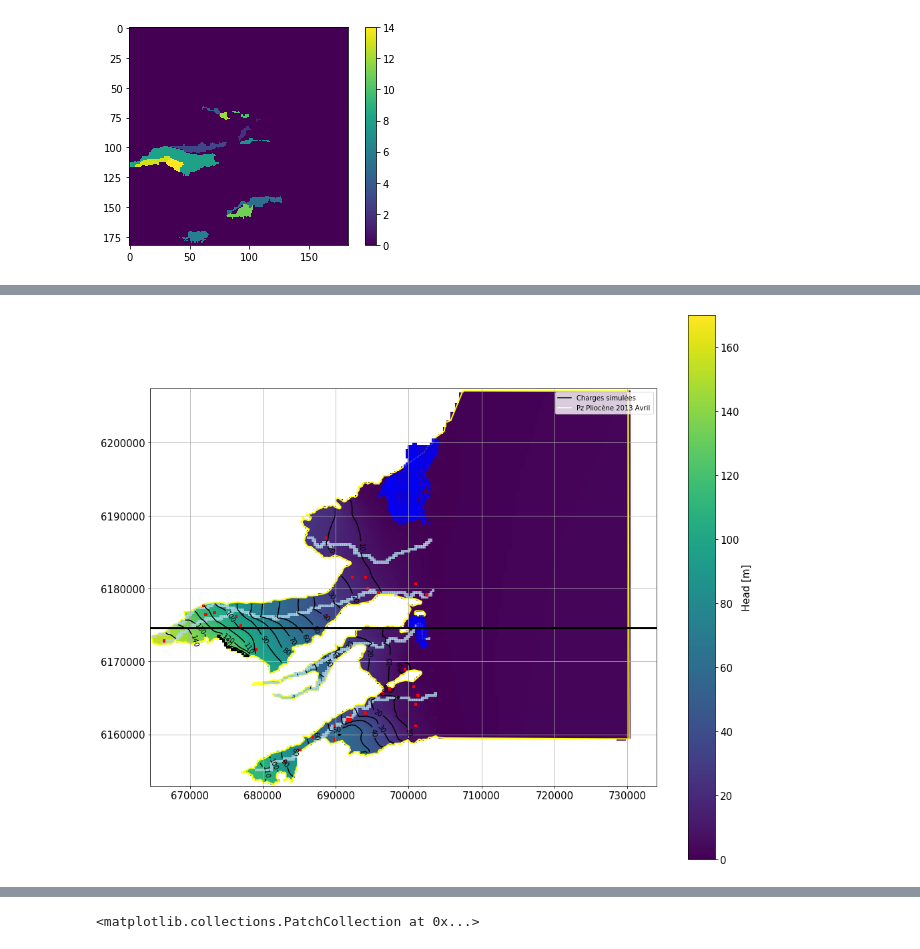
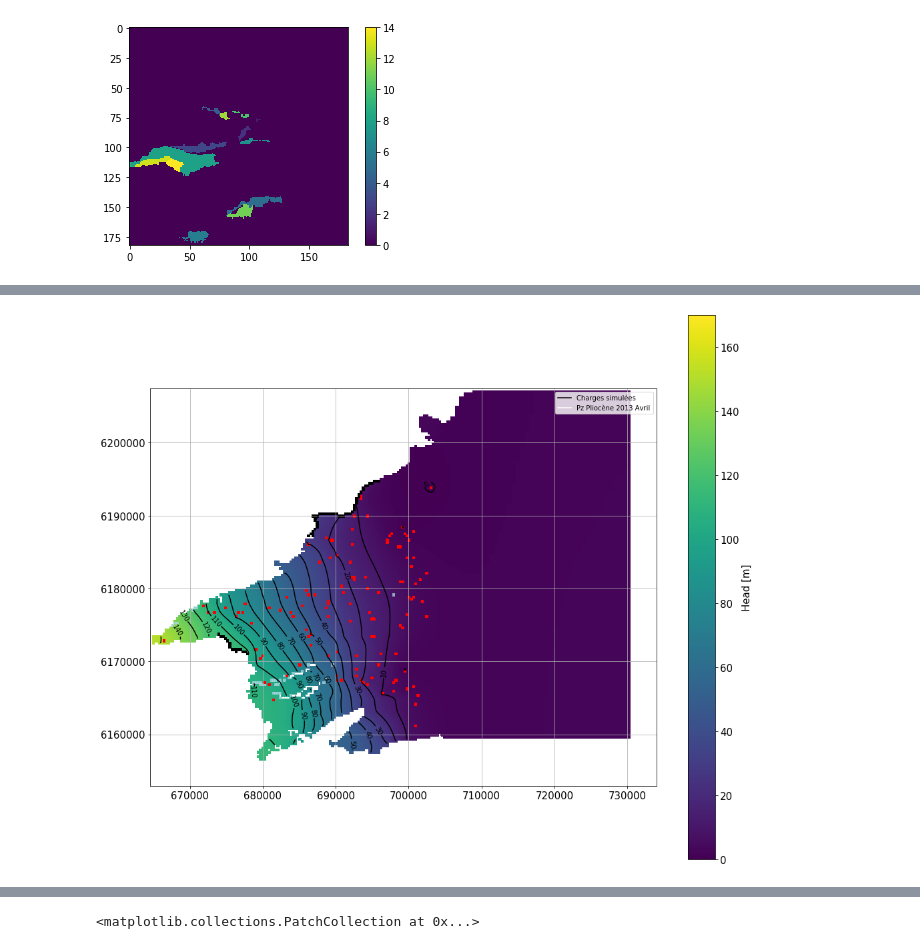
Before and after one commit to LudovicSchorpp/TM_Ludovic_Schorpp, a Jupyter notebook: codes_tests/Modeles3D/test_3D/test_3D.ipynb, the cells around one changed output, grey strips where cells are left out. Cells and saved outputs as stored; diff of their text form; code cells hidden in the pictures.

```diff
--- a/codes_tests/Modeles3D/test_3D/test_3D.ipynb
+++ b/codes_tests/Modeles3D/test_3D/test_3D.ipynb
@@ -439,7 +438,7 @@ head = get_heads(model_name,model_dir)
 
 # initialize plot
 fig = plt.figure(figsize=(17,15))
-layer = 1
+layer = 3
 ax  = plt.subplot(1, 1,1, aspect='equal')
 ml = fp.plot.PlotMapView(model=gwf,layer=layer)
 
@@ -450,38 +449,35 @@ cont = ml.contour_array(head[layer],masked_values=[0,1e30],levels=np.linspace(0,
 plt.clabel(cont,fmt="%1i")
 
 ##cont des mesures piézométriques
+pz="../../data/cartes_pz/Pz_Quat_Aout2012_fromProf_V2.grd"
+rast = Raster.load(pz)
+Mes_pz = rast.resample_to_grid(grid.xcellcenters,grid.ycellcenters,1)
 # Mes_pz[[head[layer]==1e30]]=None
 # cont_2=ml.contour_array(Mes_pz,levels=np.linspace(0,170,18),colors='white')
 # plt.clabel(cont_2,fmt="%1i")
 
 #legend
 proxy = [plt.Line2D((0,1),(0,0),color="black"),plt.Line2D((0,1),(0,0),color="white")]
 plt.legend(proxy,["Charges simulées","Pz Pliocène 2013 Avril"])
 
-fp.plot.plot_shapefile("../../data/shp/entités/Q_ext_2.shp",facecolor="none",edgecolor="yellow",linewidth=2)
+# fp.plot.plot_shapefile("../../data/shp/entités/Q_ext_2.shp",facecolor="none",edgecolor="yellow",linewidth=2)
 
 # plot bc
 ml.plot_bc("sea",color="b",alpha=0.5)
 for riv in rivfiles:
     ml.plot_bc(riv,color="lightblue",alpha=0.5)
 ml.plot_bc("eta",color="b",alpha=0.5)
 ml.plot_bc("wel")
 ml.plot_bc("Corb")
 ml.plot_bc("thuir")
 
-# plot Cross-section
-row = 110
-x = [x0,x1]
-y = [y1-(row+.5)*delc,y1-(row+.5)*delc]
-ax.plot(x,y,"k",linewidth=3)
-
 ax.tick_params(labelsize=15)
 
 #colorbar
 g = plt.colorbar(hmesh)
 g.set_label("Head [m]",fontsize=15)
 g.ax.tick_params(labelsize=15)
 
 ax.grid()
 # %% [output]
-[figure, old version]
+[figure, new version]
```
Also changed, not shown: parts of 9 cells of this notebook, 8 other files.
